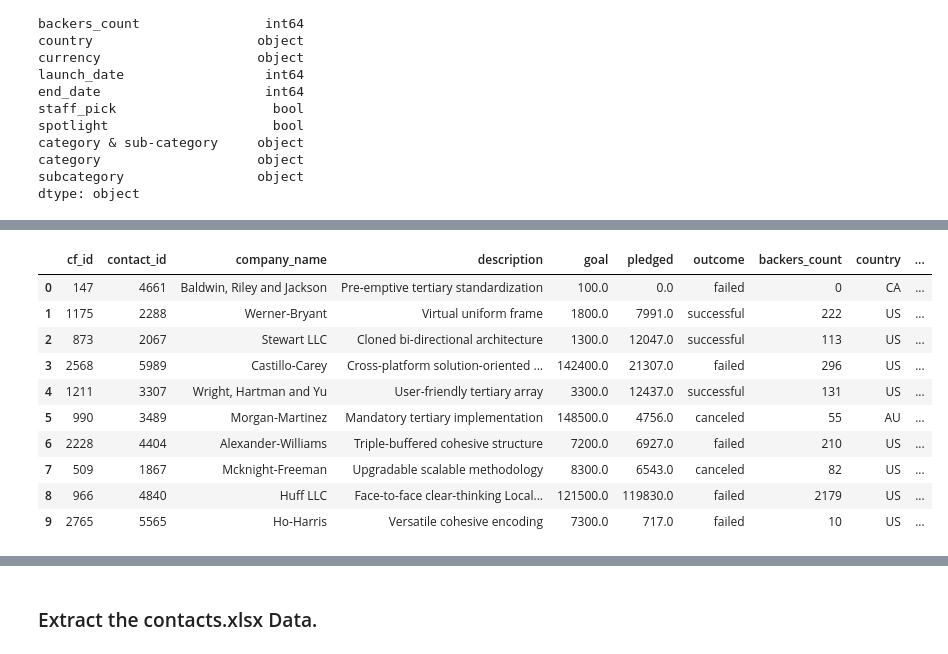
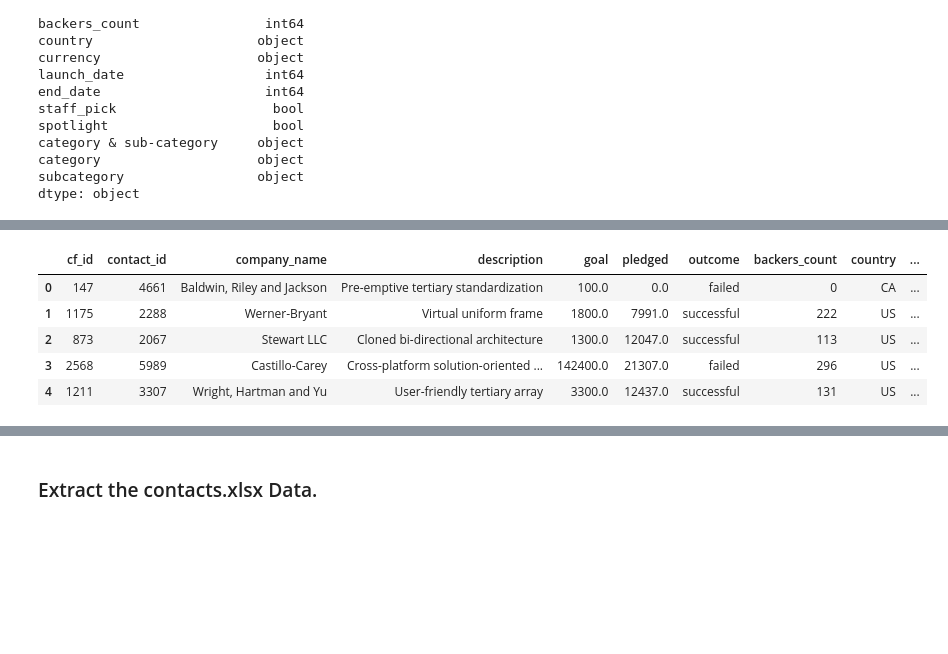
Before and after one commit to AlbertoL1990/Crowdfunding_ETL, a Jupyter notebook: ETL_Mini_Project_Amedina_Nmincucci.ipynb.ipynb, the cells around one changed output, grey strips where cells are left out. Saved outputs shown, nothing was run; the diff lists cells and outputs as text; code cells hidden in the pictures; blank space fills up the shorter version.

```diff
--- a/ETL_Mini_Project_Amedina_Nmincucci.ipynb.ipynb
+++ b/ETL_Mini_Project_Amedina_Nmincucci.ipynb.ipynb
@@ -270,19 +270,14 @@ clean_campaign_df.head(10)
 # %%
 # Merge the campaign_df with the category_df on the "category" column and
 # the subcategory_df on the "subcategory" column.
 
 merged_category_df = pd.merge(clean_campaign_df, category_df, on = "category")
 
-merged_category_df.head(10)
+merged_category_df.head()
 # %% [output]
 |  | cf_id | contact_id | company_name | description | goal | pledged | outcome | backers_count | country | ... |
 | 0 | 147 | 4661 | Baldwin, Riley and Jackson | Pre-emptive tertiary standardization | 100.0 | 0.0 | failed | 0 | CA | ... |
 | 1 | 1175 | 2288 | Werner-Bryant | Virtual uniform frame | 1800.0 | 7991.0 | successful | 222 | US | ... |
 | 2 | 873 | 2067 | Stewart LLC | Cloned bi-directional architecture | 1300.0 | 12047.0 | successful | 113 | US | ... |
 | 3 | 2568 | 5989 | Castillo-Carey | Cross-platform solution-oriented ... | 142400.0 | 21307.0 | failed | 296 | US | ... |
 | 4 | 1211 | 3307 | Wright, Hartman and Yu | User-friendly tertiary array | 3300.0 | 12437.0 | successful | 131 | US | ... |
-| 5 | 990 | 3489 | Morgan-Martinez | Mandatory tertiary implementation | 148500.0 | 4756.0 | canceled | 55 | AU | ... |
-| 6 | 2228 | 4404 | Alexander-Williams | Triple-buffered cohesive structure | 7200.0 | 6927.0 | failed | 210 | US | ... |
-| 7 | 509 | 1867 | Mcknight-Freeman | Upgradable scalable methodology | 8300.0 | 6543.0 | canceled | 82 | US | ... |
-| 8 | 966 | 4840 | Huff LLC | Face-to-face clear-thinking Local... | 121500.0 | 119830.0 | failed | 2179 | US | ... |
-| 9 | 2765 | 5565 | Ho-Harris | Versatile cohesive encoding | 7300.0 | 717.0 | failed | 10 | US | ... |
```
Also changed, not shown: parts of 15 cells of this notebook, 2 other files.
